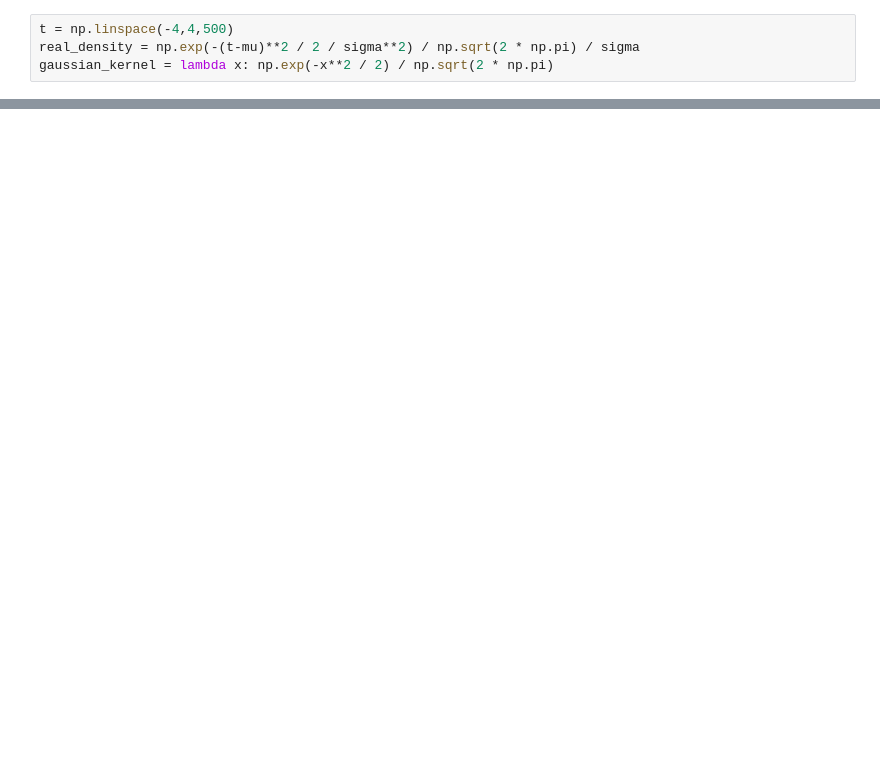
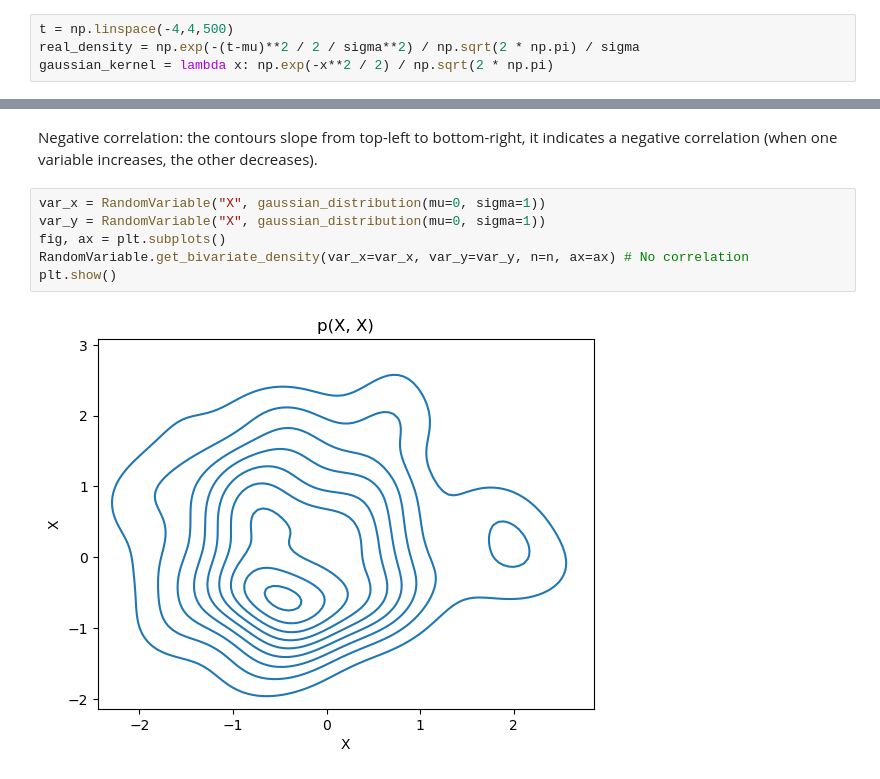
Before and after one commit to bmalick/machine-learning-grind, a Jupyter notebook: 01-machine-learning/01-stats/01-random-variables/main.ipynb, the cells around one changed output, grey strips where cells are left out. Drawn from its saved outputs; the diff is of its cells as text; blank space fills up the shorter version.

```diff
--- a/01-machine-learning/01-stats/01-random-variables/main.ipynb
+++ b/01-machine-learning/01-stats/01-random-variables/main.ipynb
@@ -123,0 +177,10 @@ plt.show()
+# %% [markdown]
+Negative correlation: the contours slope from top-left to bottom-right, it indicates a negative correlation (when one variable increases, the other decreases).
+# %%
+var_x = RandomVariable("X", gaussian_distribution(mu=0, sigma=1))
+var_y = RandomVariable("X", gaussian_distribution(mu=0, sigma=1))
+fig, ax = plt.subplots()
+RandomVariable.get_bivariate_density(var_x=var_x, var_y=var_y, n=n, ax=ax) # No correlation
+plt.show()
+# %% [output]
+[figure, added]
```
Also changed, not shown: parts of 21 cells of this notebook, 2 other files.
